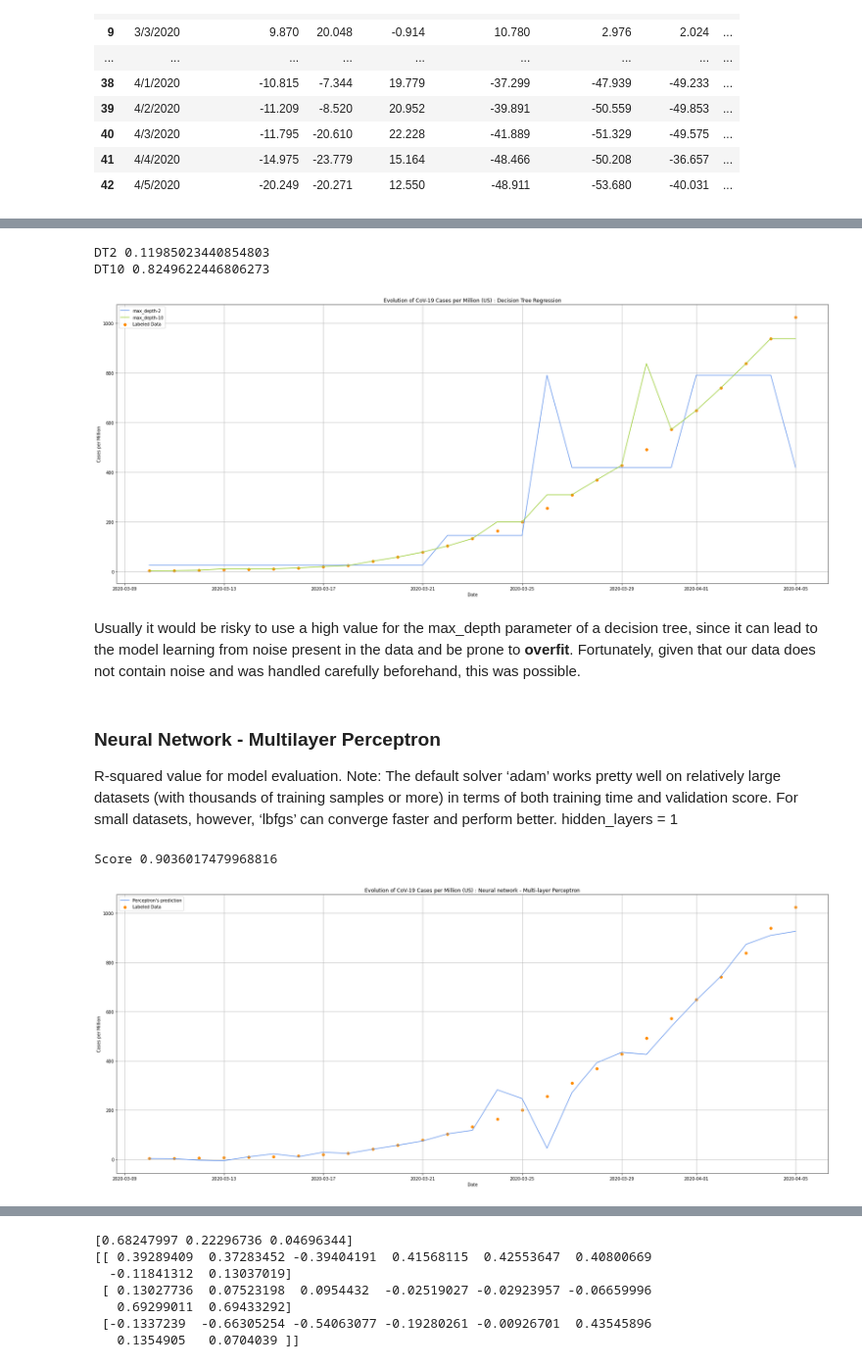
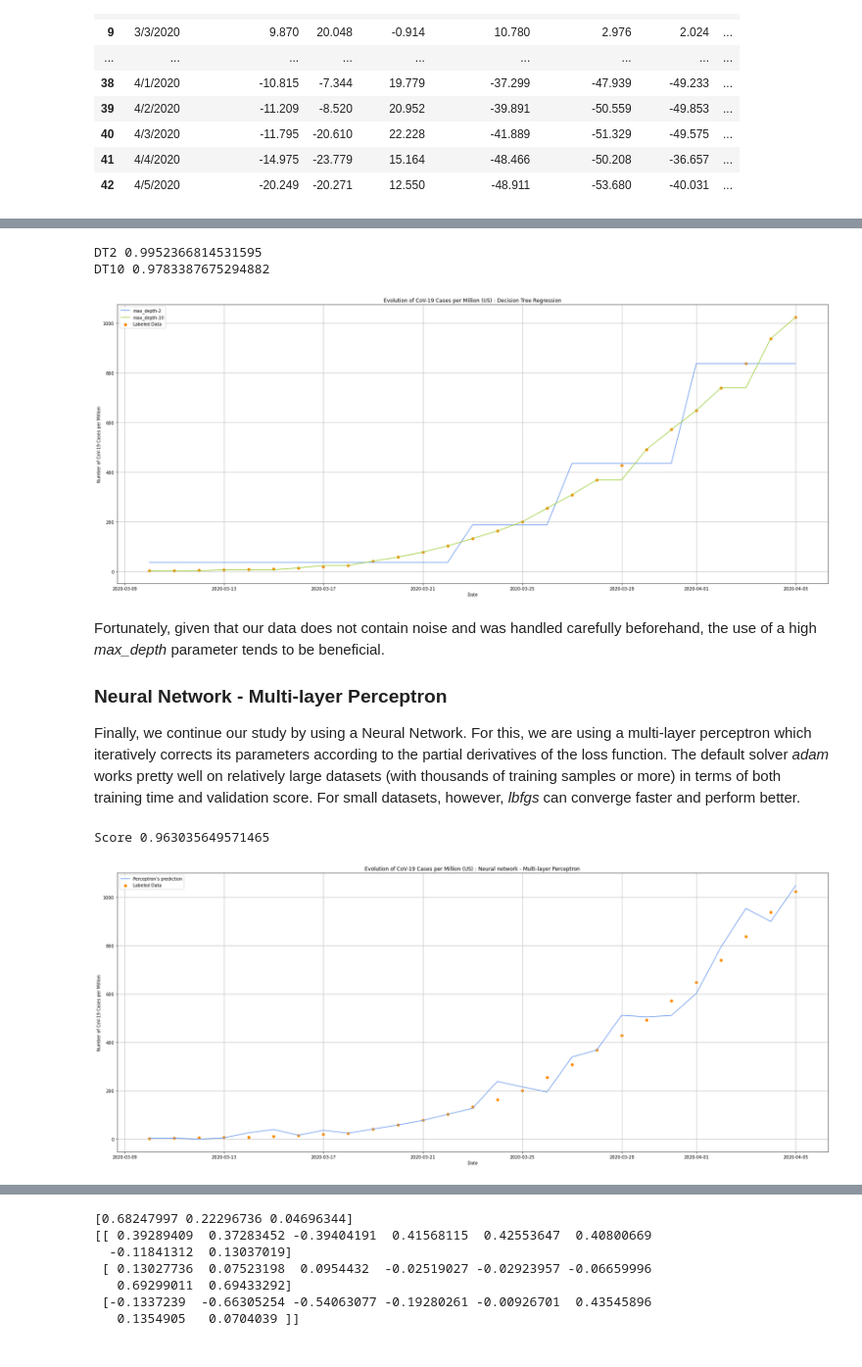
Before and after one commit to diogoalex01/FEUP-IART, a Jupyter notebook: SupervisedLearning/COVID-19.ipynb, the cells around one changed output, grey strips where cells are left out. Shown at 98% size. Cells and saved outputs as stored; diff of their text form; code cells hidden in the pictures.

```diff
--- a/SupervisedLearning/COVID-19.ipynb
+++ b/SupervisedLearning/COVID-19.ipynb
@@ -354,59 +367,54 @@ KNN Regression Model - Distance:  0.6462379262273039
 # %%
 # Decision Tree Models
 dt_regressor_2 = DecisionTreeRegressor(max_depth=2)
 dt_regressor_10 = DecisionTreeRegressor(max_depth=10)
 
 # Fitting/Training models
 dt_regressor_2.fit(X_train, Y_train)
 dt_regressor_10.fit(X_train, Y_train)
 
 # Obtaining predictions from models
 max_depth2_prediction = dt_regressor_2.predict(X)
 max_depth10_prediction = dt_regressor_10.predict(X)
 
 # Testing models
 dt_regressor_2_score = dt_regressor_2.score(X_test,Y_test)
 dt_regressor_10_score = dt_regressor_10.score(X_test,Y_test)
 
 print("DT2", dt_regressor_2_score)
 print("DT10", dt_regressor_10_score)
 
 # Plot the results
 _, ax = plt.subplots(figsize=(24, 10))
 ax.grid()
 labeled = ax.scatter(date_format[day_index:], Y, color='darkorange', label='data')
 max_depth2, = ax.plot(date_format[day_index:], max_depth2_prediction, color='cornflowerblue')
 max_depth10, = ax.plot(date_format[day_index:], max_depth10_prediction, color='yellowgreen')
 ax.legend((max_depth2, max_depth10, labeled), ('max_depth-2', 'max_depth-10','Labeled Data'), loc='upper left', shadow=False)
-ax.set(xlabel="Date", ylabel='Cases per Million', title = "Evolution of CoV-19 Cases per Million (%s) : Decision Tree Regression" % (country))
+ax.set(xlabel="Date", ylabel='Number of CoV-19 Cases per Million', title = "Evolution of CoV-19 Cases per Million (%s) : Decision Tree Regression" % (country))
 plt.tight_layout()
 plt.show()
 # %% [output]
-DT2 0.11985023440854803
-DT10 0.8249622446806273
+DT2 0.9952366814531595
+DT10 0.9783387675294882
-[figure, old version]
+[figure, new version]
-# %% [markdown]
-Usually it would be risky to use a high value for the max_depth parameter of a decision tree, since it can lead to the model learning from noise present in the data and be prone to **overfit**. Fortunately, given that our data does not contain noise and was handled carefully beforehand, this was possible.
 # %% [markdown]
-### Neural Network - Multilayer Perceptron
+Fortunately, given that our data does not contain noise and was handled carefully beforehand, the use of a high *max_depth* parameter tends to be beneficial.
 
-R-squared value for model evaluation.
-Note: The default solver ‘adam’ works pretty well on relatively large datasets (with thousands of training samples or more) in terms of both training time and validation score. For small datasets, however, ‘lbfgs’ can converge faster and perform better.
-hidden_layers = 1
+### Neural Network - Multi-layer Perceptron
+
+Finally, we continue our study by using a Neural Network. For this, we are using a multi-layer perceptron which iteratively corrects its parameters according to the partial derivatives of the loss function.
+The default solver *adam* works pretty well on relatively large datasets (with thousands of training samples or more) in terms of both training time and validation score. For small datasets, however, *lbfgs* can converge faster and perform better.
 # %%
 hidden_layers = 5
 # Fitting/Training Neural Network (MLP) Model
 model = MLPRegressor(hidden_layers, validation_fraction = 0, solver='lbfgs').fit(X_train, Y_train)
-# coefs = model.coefs_
 
 # Obtaining predictions from models
 NN_predict = model.predict(X)
 
 # Testing models
 NN_score = model.score(X_test, Y_test)
-# loss = np.square(Y - NN_predict).mean()
-# print('Loss', loss)
-
 print('Score', NN_score)
 
 # Visual Comparison of the predictions obtained by the NN model
@@ -415,9 +423,9 @@ ax.grid()
 labeled = ax.scatter(date_format[day_index:], Y, color='darkorange', label='data')
 NN_plot, = ax.plot(date_format[day_index:], NN_predict, color='cornflowerblue')
 ax.legend((NN_plot,labeled), ('Perceptron\'s prediction', 'Labeled Data'), loc='upper left', shadow=False)
-ax.set(xlabel="Date", ylabel='Cases per Million', title = "Evolution of CoV-19 Cases per Million (%s) : Neural network - Multi-layer Perceptron" % (country))
+ax.set(xlabel="Date", ylabel='Number of CoV-19 Cases per Million', title = "Evolution of CoV-19 Cases per Million (%s) : Neural network - Multi-layer Perceptron" % (country))
 plt.tight_layout()
 plt.show()
 # %% [output]
-Score 0.9036017479968816
+Score 0.963035649571465
-[figure, old version]
+[figure, new version]
```
Also changed, not shown: parts of 34 cells of this notebook, 17 other files.
